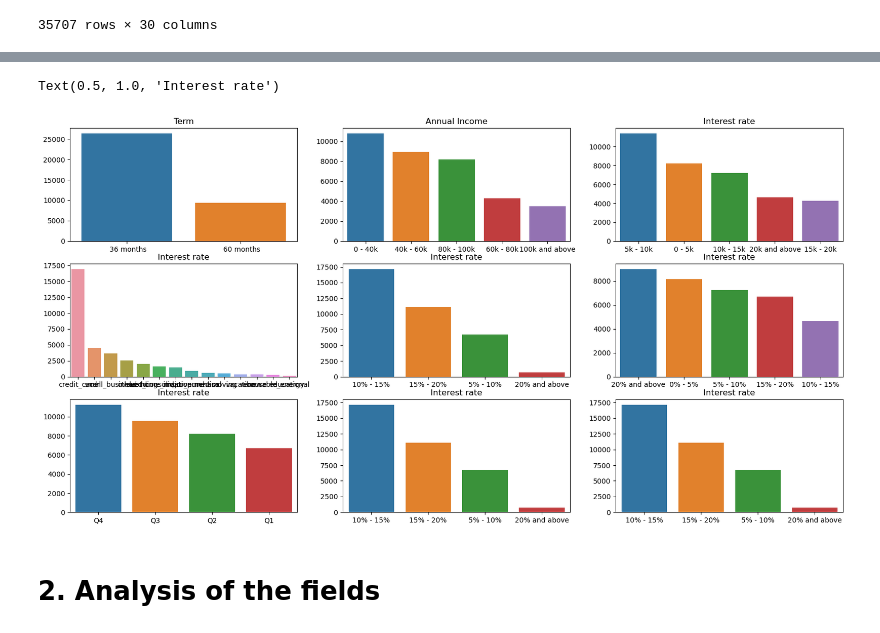
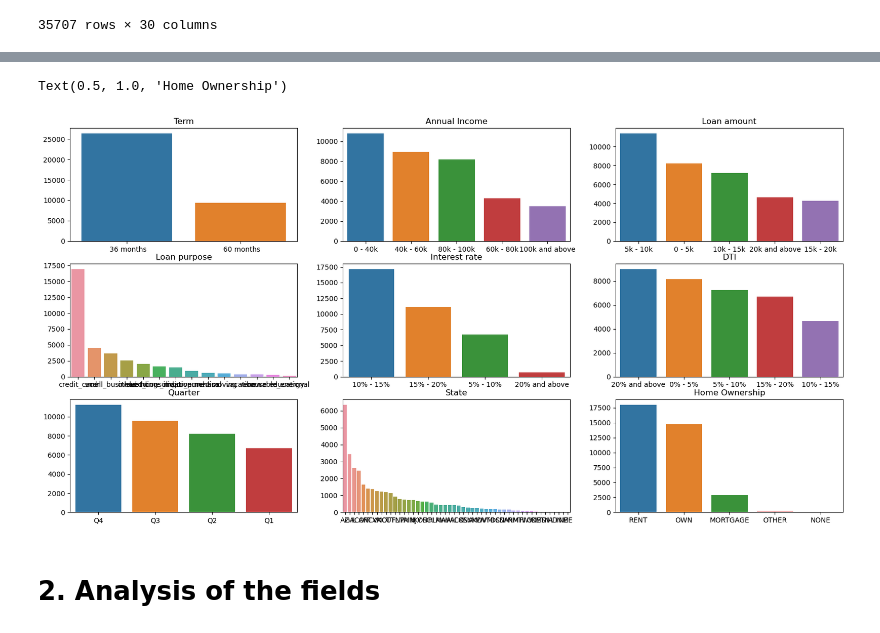
Before and after one commit to siddharthr193/LendingCLubCaseStudy, a Jupyter notebook: Siddharth_Rao.ipynb, the cells around one changed output, grey strips where cells are left out. Saved outputs shown, nothing was run; the diff lists cells and outputs as text; code cells hidden in the pictures.

```diff
--- a/Siddharth_Rao.ipynb
+++ b/Siddharth_Rao.ipynb
@@ -717,6 +717,8 @@ loan.describe()
 | 75% | 14787.500000 | 14087.500000 | 14.420000 | 404.240000 | 8.000000 | 75000.000000 | 18.550000 | 1.000000 | ... |
 | max | 35000.000000 | 35000.000000 | 24.400000 | 1288.100000 | 10.000000 | 145008.000000 | 29.990000 | 8.000000 | ... |
 # %%
+#Summary analysis of categorical variables. Using bar plots and sub plots
+
 plt.figure(figsize=(20,10))
 
 plt.subplot(3,3,1)
@@ -726,43 +728,45 @@ plt.title("Term")
 
 plt.subplot(3,3,2)
 sns.barplot(data=loan, x= loan["annual_inc_bucket"].unique(), y= loan["annual_inc_bucket"].value_counts().values)
 plt.title("Annual Income")
 
 
 plt.subplot(3,3,3)
 sns.barplot(data=loan, x= loan["loan_amnt_bucket"].unique(), y= loan["loan_amnt_bucket"].value_counts().values)
-plt.title("Interest rate")
+plt.title("Loan amount")
 
 plt.subplot(3,3,4)
 sns.barplot(data=loan, x= loan["purpose"].unique(), y= loan["purpose"].value_counts().values)
-plt.title("Interest rate")
+plt.title("Loan purpose")
 
 plt.subplot(3,3,5)
 sns.barplot(data=loan, x= loan["int_rate_bucket"].unique(), y= loan["int_rate_bucket"].value_counts().values)
 plt.title("Interest rate")
 
 
 plt.subplot(3,3,6)
 sns.barplot(data=loan, x= loan["dti_bucket"].unique(), y= loan["dti_bucket"].value_counts().values)
-plt.title("Interest rate")
+plt.title("DTI")
 
 
 plt.subplot(3,3,7)
 sns.barplot(data=loan, x= loan["issue_q"].unique(), y= loan["issue_q"].value_counts().values)
-plt.title("Interest rate")
+plt.title("Quarter")
 
 
 plt.subplot(3,3,8)
-sns.barplot(data=loan, x= loan["int_rate_bucket"].unique(), y= loan["int_rate_bucket"].value_counts().values)
-plt.title("Interest rate")
+sns.barplot(data=loan, x= loan["addr_state"].unique(), y= loan["addr_state"].value_counts().values)
+plt.title("State")
 
 
 plt.subplot(3,3,9)
-sns.barplot(data=loan, x= loan["int_rate_bucket"].unique(), y= loan["int_rate_bucket"].value_counts().values)
-plt.title("Interest rate")
+sns.barplot(data=loan, x= loan["home_ownership"].unique(), y= loan["home_ownership"].value_counts().values)
+plt.title("Home Ownership")
+
+plt.show()
 # %% [output]
-Text(0.5, 1.0, 'Interest rate')
+Text(0.5, 1.0, 'Home Ownership')
-[figure, old version]
+[figure, new version]
 # %% [markdown]
 # 2. Analysis of the fields
 # %% [markdown]
```
